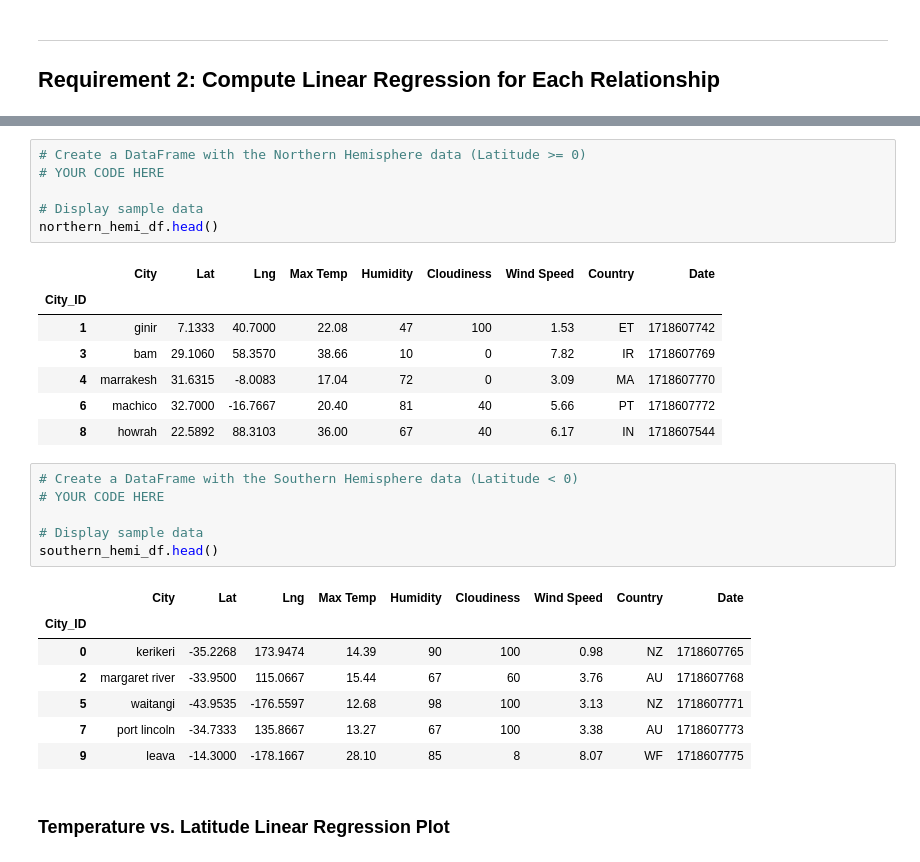
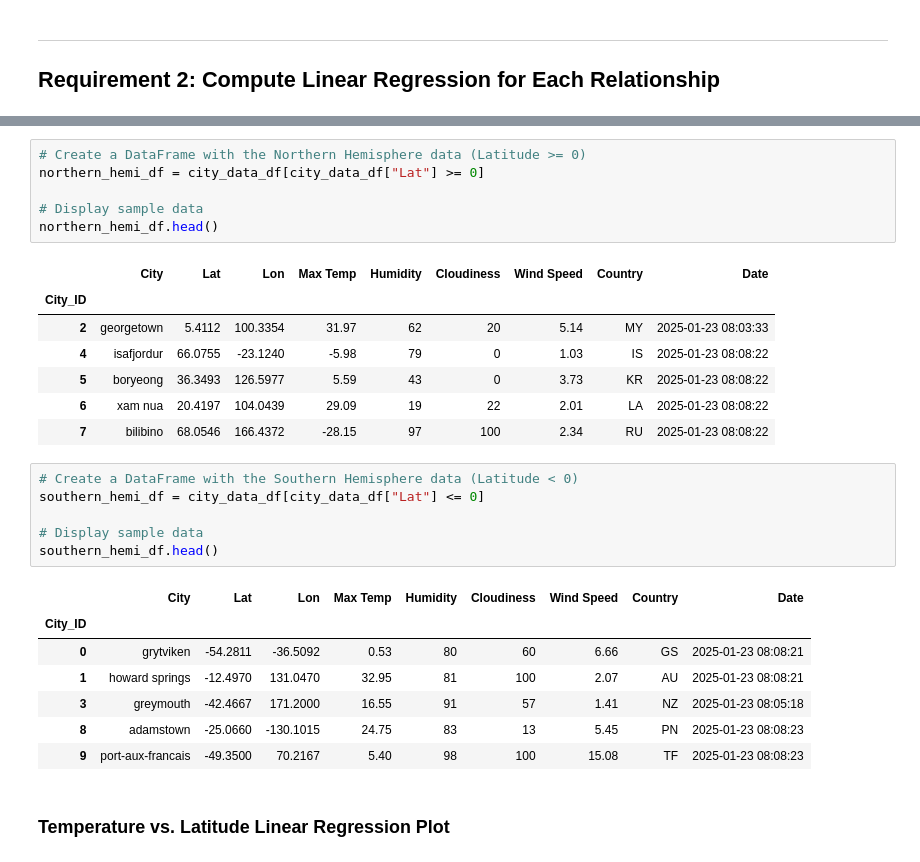
Before and after one commit to dbrindle6/python_api_challenge, a Jupyter notebook: WeatherPy/WeatherPy.ipynb, the cells around one changed output, grey strips where cells are left out. Cells and saved outputs as stored; diff of their text form.

```diff
--- a/WeatherPy/WeatherPy.ipynb
+++ b/WeatherPy/WeatherPy.ipynb
@@ -335,31 +371,31 @@ plt.show()
 # %%
 # Create a DataFrame with the Northern Hemisphere data (Latitude >= 0)
-# YOUR CODE HERE
+northern_hemi_df = city_data_df[city_data_df["Lat"] >= 0]
 
 # Display sample data
 northern_hemi_df.head()
 # %% [output]
-|  | City | Lat | Lng | Max Temp | Humidity | Cloudiness | Wind Speed | Country | Date |
+|  | City | Lat | Lon | Max Temp | Humidity | Cloudiness | Wind Speed | Country | Date |
 | City_ID |  |  |  |  |  |  |  |  |  |
-| 1 | ginir | 7.1333 | 40.7000 | 22.08 | 47 | 100 | 1.53 | ET | 1718607742 |
-| 3 | bam | 29.1060 | 58.3570 | 38.66 | 10 | 0 | 7.82 | IR | 1718607769 |
-| 4 | marrakesh | 31.6315 | -8.0083 | 17.04 | 72 | 0 | 3.09 | MA | 1718607770 |
-| 6 | machico | 32.7000 | -16.7667 | 20.40 | 81 | 40 | 5.66 | PT | 1718607772 |
-| 8 | howrah | 22.5892 | 88.3103 | 36.00 | 67 | 40 | 6.17 | IN | 1718607544 |
+| 2 | georgetown | 5.4112 | 100.3354 | 31.97 | 62 | 20 | 5.14 | MY | 2025-01-23 08:03:33 |
+| 4 | isafjordur | 66.0755 | -23.1240 | -5.98 | 79 | 0 | 1.03 | IS | 2025-01-23 08:08:22 |
+| 5 | boryeong | 36.3493 | 126.5977 | 5.59 | 43 | 0 | 3.73 | KR | 2025-01-23 08:08:22 |
+| 6 | xam nua | 20.4197 | 104.0439 | 29.09 | 19 | 22 | 2.01 | LA | 2025-01-23 08:08:22 |
+| 7 | bilibino | 68.0546 | 166.4372 | -28.15 | 97 | 100 | 2.34 | RU | 2025-01-23 08:08:22 |
 # %%
 # Create a DataFrame with the Southern Hemisphere data (Latitude < 0)
-# YOUR CODE HERE
+southern_hemi_df = city_data_df[city_data_df["Lat"] <= 0]
 
 # Display sample data
 southern_hemi_df.head()
 # %% [output]
-|  | City | Lat | Lng | Max Temp | Humidity | Cloudiness | Wind Speed | Country | Date |
+|  | City | Lat | Lon | Max Temp | Humidity | Cloudiness | Wind Speed | Country | Date |
 | City_ID |  |  |  |  |  |  |  |  |  |
-| 0 | kerikeri | -35.2268 | 173.9474 | 14.39 | 90 | 100 | 0.98 | NZ | 1718607765 |
-| 2 | margaret river | -33.9500 | 115.0667 | 15.44 | 67 | 60 | 3.76 | AU | 1718607768 |
-| 5 | waitangi | -43.9535 | -176.5597 | 12.68 | 98 | 100 | 3.13 | NZ | 1718607771 |
-| 7 | port lincoln | -34.7333 | 135.8667 | 13.27 | 67 | 100 | 3.38 | AU | 1718607773 |
-| 9 | leava | -14.3000 | -178.1667 | 28.10 | 85 | 8 | 8.07 | WF | 1718607775 |
+| 0 | grytviken | -54.2811 | -36.5092 | 0.53 | 80 | 60 | 6.66 | GS | 2025-01-23 08:08:21 |
+| 1 | howard springs | -12.4970 | 131.0470 | 32.95 | 81 | 100 | 2.07 | AU | 2025-01-23 08:08:21 |
+| 3 | greymouth | -42.4667 | 171.2000 | 16.55 | 91 | 57 | 1.41 | NZ | 2025-01-23 08:05:18 |
+| 8 | adamstown | -25.0660 | -130.1015 | 24.75 | 83 | 13 | 5.45 | PN | 2025-01-23 08:08:23 |
+| 9 | port-aux-francais | -49.3500 | 70.2167 | 5.40 | 98 | 100 | 15.08 | TF | 2025-01-23 08:08:23 |
 # %% [markdown]
 ###  Temperature vs. Latitude Linear Regression Plot
 # %%
```
Also changed, not shown: parts of 3 cells of this notebook.
